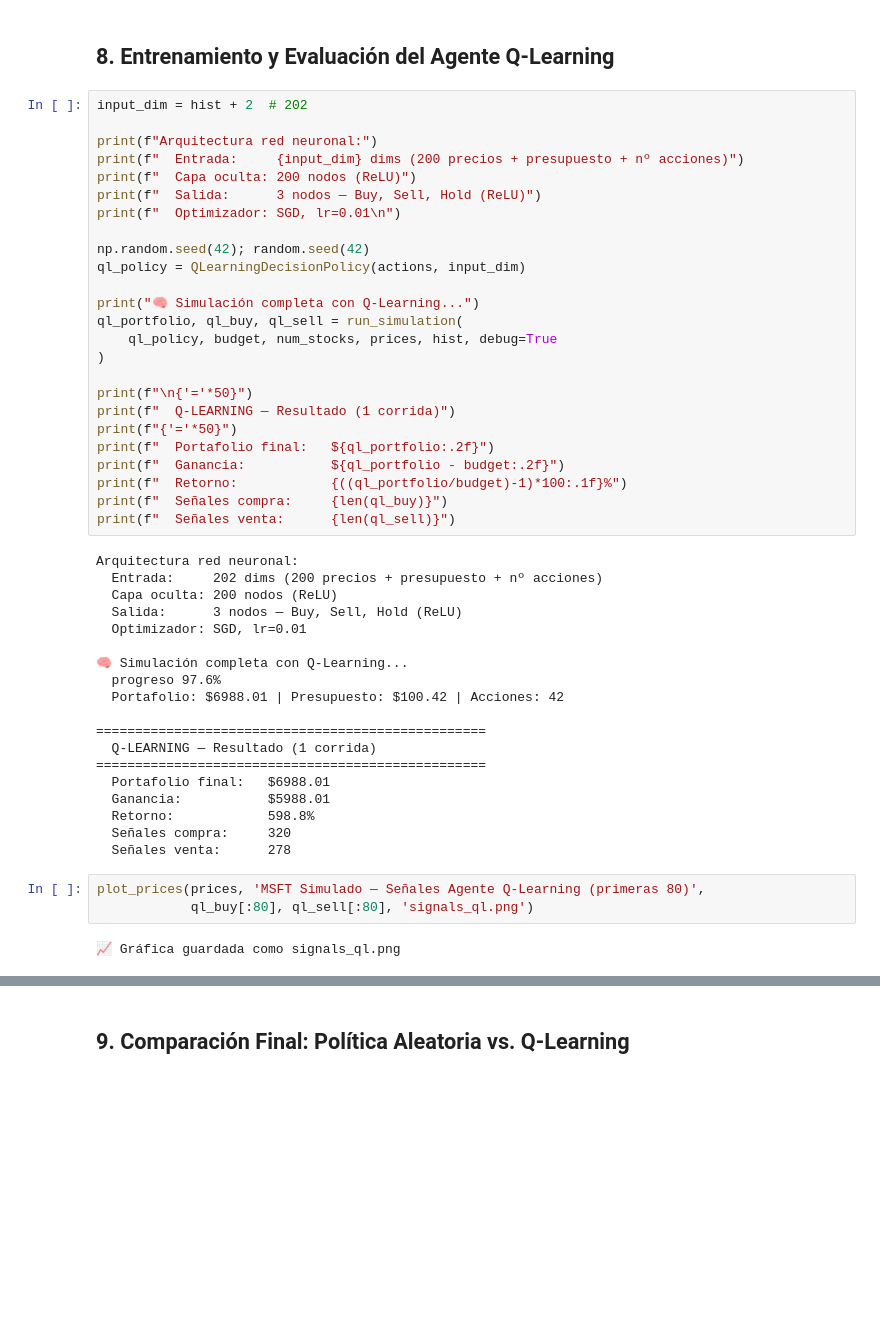
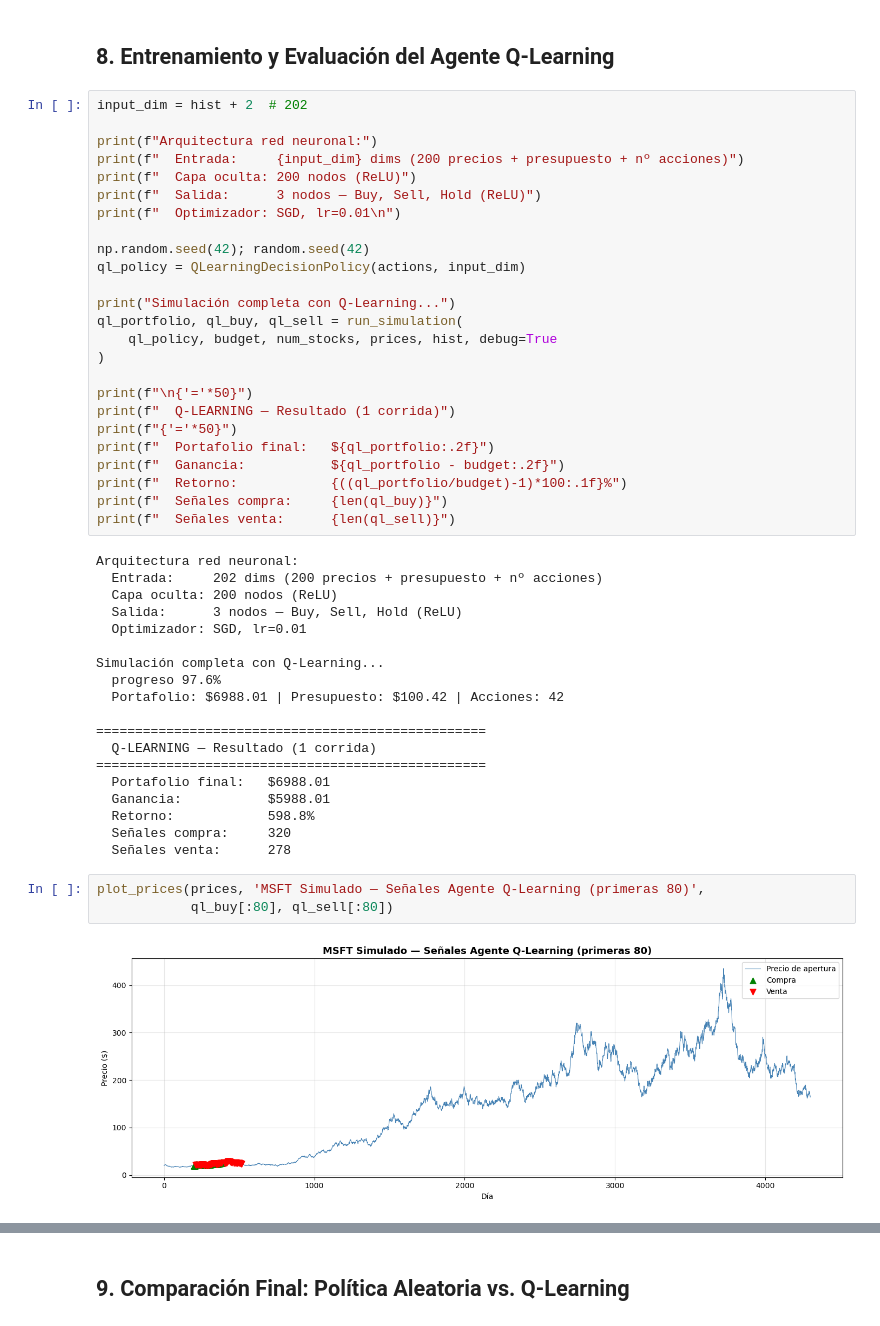
Before and after one commit to Angel-Mozz/Procesamiento_Inteligente-_de-Datos_Angel_Ocariz, a Jupyter notebook: parcial2/Precios_Acciones_Agente_RL.ipynb, the cells around one changed output, grey strips where cells are left out. Cells and saved outputs as stored; diff of their text form; blank space fills up the shorter version.

```diff
--- a/parcial2/Precios_Acciones_Agente_RL.ipynb
+++ b/parcial2/Precios_Acciones_Agente_RL.ipynb
@@ -376,7 +385,7 @@ print(f"  Optimizador: SGD, lr=0.01\n")
 np.random.seed(42); random.seed(42)
 ql_policy = QLearningDecisionPolicy(actions, input_dim)
 
-print("🧠 Simulación completa con Q-Learning...")
+print("Simulación completa con Q-Learning...")
 ql_portfolio, ql_buy, ql_sell = run_simulation(
     ql_policy, budget, num_stocks, prices, hist, debug=True
 )
@@ -396,7 +405,7 @@ Arquitectura red neuronal:
   Salida:      3 nodos — Buy, Sell, Hold (ReLU)
   Optimizador: SGD, lr=0.01
 
-🧠 Simulación completa con Q-Learning...
+Simulación completa con Q-Learning...
   progreso 97.6%
   Portafolio: $6988.01 | Presupuesto: $100.42 | Acciones: 42
 
@@ -410,9 +419,9 @@ Arquitectura red neuronal:
   Señales venta:      278
 # %%
 plot_prices(prices, 'MSFT Simulado — Señales Agente Q-Learning (primeras 80)',
-            ql_buy[:80], ql_sell[:80], 'signals_ql.png')
+            ql_buy[:80], ql_sell[:80])
 # %% [output]
-📈 Gráfica guardada como signals_ql.png
+[figure, added]
 # %%
 # Curva de aprendizaje
 fig, ax = plt.subplots(figsize=(13, 4))
```
Also changed, not shown: parts of 13 cells of this notebook.
